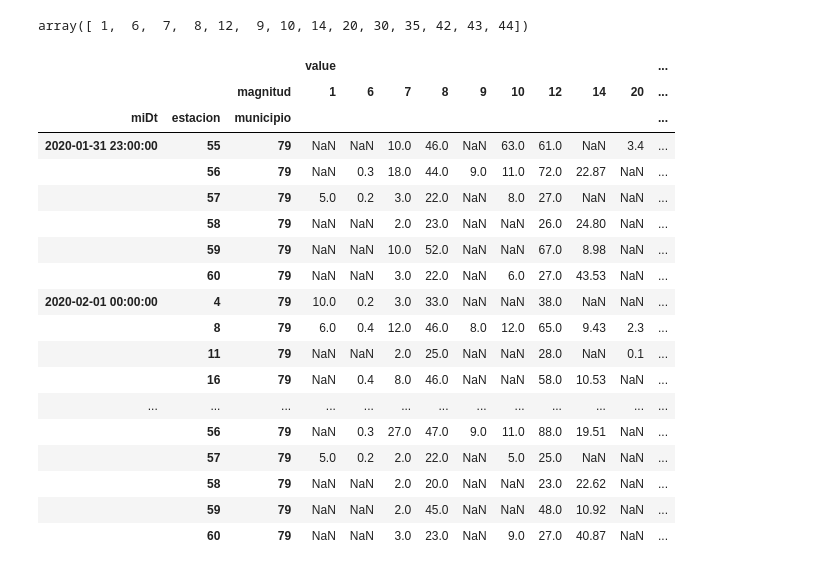
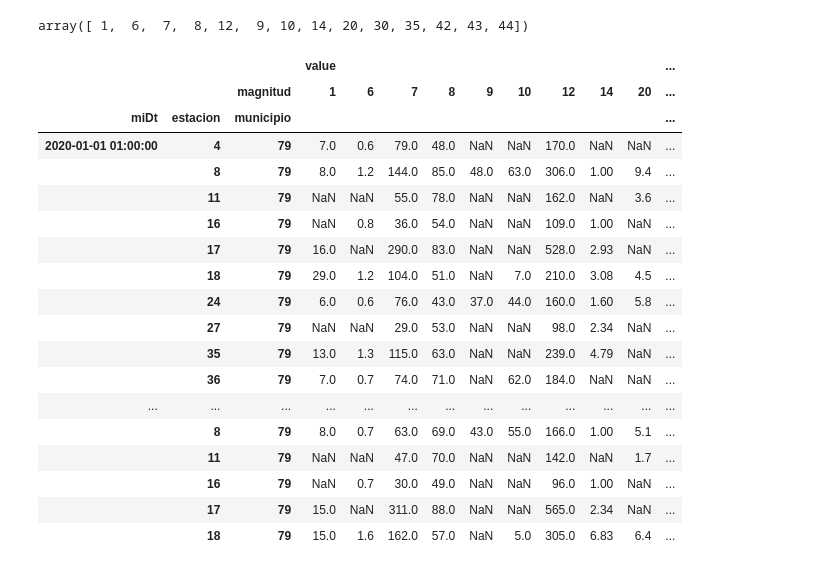
Before and after one commit to 4tolon/Aire_de_calidad, a Jupyter notebook: notebooks/manipulacion_2.ipynb, the cells around one changed output. Cells and saved outputs as stored; diff of their text form; code cells hidden in the pictures.

```diff
--- a/notebooks/manipulacion_2.ipynb
+++ b/notebooks/manipulacion_2.ipynb
@@ -408,24 +374,24 @@ df_total = pd.pivot_table(data=df_melt,
                columns=['magnitud']
               )
 # %%
-df_total.tail(30)
+df_total.head(30)
 # %% [output]
 |  |  |  | value |  |  |  |  |  |  |  |  | ... |
 |  |  | magnitud | 1 | 6 | 7 | 8 | 9 | 10 | 12 | 14 | 20 | ... |
 | miDt | estacion | municipio |  |  |  |  |  |  |  |  |  | ... |
-| 2020-01-31 23:00:00 | 55 | 79 | NaN | NaN | 10.0 | 46.0 | NaN | 63.0 | 61.0 | NaN | 3.4 | ... |
-|  | 56 | 79 | NaN | 0.3 | 18.0 | 44.0 | 9.0 | 11.0 | 72.0 | 22.87 | NaN | ... |
-|  | 57 | 79 | 5.0 | 0.2 | 3.0 | 22.0 | NaN | 8.0 | 27.0 | NaN | NaN | ... |
-|  | 58 | 79 | NaN | NaN | 2.0 | 23.0 | NaN | NaN | 26.0 | 24.80 | NaN | ... |
-|  | 59 | 79 | NaN | NaN | 10.0 | 52.0 | NaN | NaN | 67.0 | 8.98 | NaN | ... |
-|  | 60 | 79 | NaN | NaN | 3.0 | 22.0 | NaN | 6.0 | 27.0 | 43.53 | NaN | ... |
-| 2020-02-01 00:00:00 | 4 | 79 | 10.0 | 0.2 | 3.0 | 33.0 | NaN | NaN | 38.0 | NaN | NaN | ... |
-|  | 8 | 79 | 6.0 | 0.4 | 12.0 | 46.0 | 8.0 | 12.0 | 65.0 | 9.43 | 2.3 | ... |
-|  | 11 | 79 | NaN | NaN | 2.0 | 25.0 | NaN | NaN | 28.0 | NaN | 0.1 | ... |
-|  | 16 | 79 | NaN | 0.4 | 8.0 | 46.0 | NaN | NaN | 58.0 | 10.53 | NaN | ... |
+| 2020-01-01 01:00:00 | 4 | 79 | 7.0 | 0.6 | 79.0 | 48.0 | NaN | NaN | 170.0 | NaN | NaN | ... |
+|  | 8 | 79 | 8.0 | 1.2 | 144.0 | 85.0 | 48.0 | 63.0 | 306.0 | 1.00 | 9.4 | ... |
+|  | 11 | 79 | NaN | NaN | 55.0 | 78.0 | NaN | NaN | 162.0 | NaN | 3.6 | ... |
+|  | 16 | 79 | NaN | 0.8 | 36.0 | 54.0 | NaN | NaN | 109.0 | 1.00 | NaN | ... |
+|  | 17 | 79 | 16.0 | NaN | 290.0 | 83.0 | NaN | NaN | 528.0 | 2.93 | NaN | ... |
+|  | 18 | 79 | 29.0 | 1.2 | 104.0 | 51.0 | NaN | 7.0 | 210.0 | 3.08 | 4.5 | ... |
+|  | 24 | 79 | 6.0 | 0.6 | 76.0 | 43.0 | 37.0 | 44.0 | 160.0 | 1.60 | 5.8 | ... |
+|  | 27 | 79 | NaN | NaN | 29.0 | 53.0 | NaN | NaN | 98.0 | 2.34 | NaN | ... |
+|  | 35 | 79 | 13.0 | 1.3 | 115.0 | 63.0 | NaN | NaN | 239.0 | 4.79 | NaN | ... |
+|  | 36 | 79 | 7.0 | 0.7 | 74.0 | 71.0 | NaN | 62.0 | 184.0 | NaN | NaN | ... |
 | ... | ... | ... | ... | ... | ... | ... | ... | ... | ... | ... | ... | ... |
-|  | 56 | 79 | NaN | 0.3 | 27.0 | 47.0 | 9.0 | 11.0 | 88.0 | 19.51 | NaN | ... |
-|  | 57 | 79 | 5.0 | 0.2 | 2.0 | 22.0 | NaN | 5.0 | 25.0 | NaN | NaN | ... |
-|  | 58 | 79 | NaN | NaN | 2.0 | 20.0 | NaN | NaN | 23.0 | 22.62 | NaN | ... |
-|  | 59 | 79 | NaN | NaN | 2.0 | 45.0 | NaN | NaN | 48.0 | 10.92 | NaN | ... |
-|  | 60 | 79 | NaN | NaN | 3.0 | 23.0 | NaN | 9.0 | 27.0 | 40.87 | NaN | ... |
+|  | 8 | 79 | 8.0 | 0.7 | 63.0 | 69.0 | 43.0 | 55.0 | 166.0 | 1.00 | 5.1 | ... |
+|  | 11 | 79 | NaN | NaN | 47.0 | 70.0 | NaN | NaN | 142.0 | NaN | 1.7 | ... |
+|  | 16 | 79 | NaN | 0.7 | 30.0 | 49.0 | NaN | NaN | 96.0 | 1.00 | NaN | ... |
+|  | 17 | 79 | 15.0 | NaN | 311.0 | 88.0 | NaN | NaN | 565.0 | 2.34 | NaN | ... |
+|  | 18 | 79 | 15.0 | 1.6 | 162.0 | 57.0 | NaN | 5.0 | 305.0 | 6.83 | 6.4 | ... |
```
Also changed, not shown: parts of 29 cells of this notebook, 2 other files.
